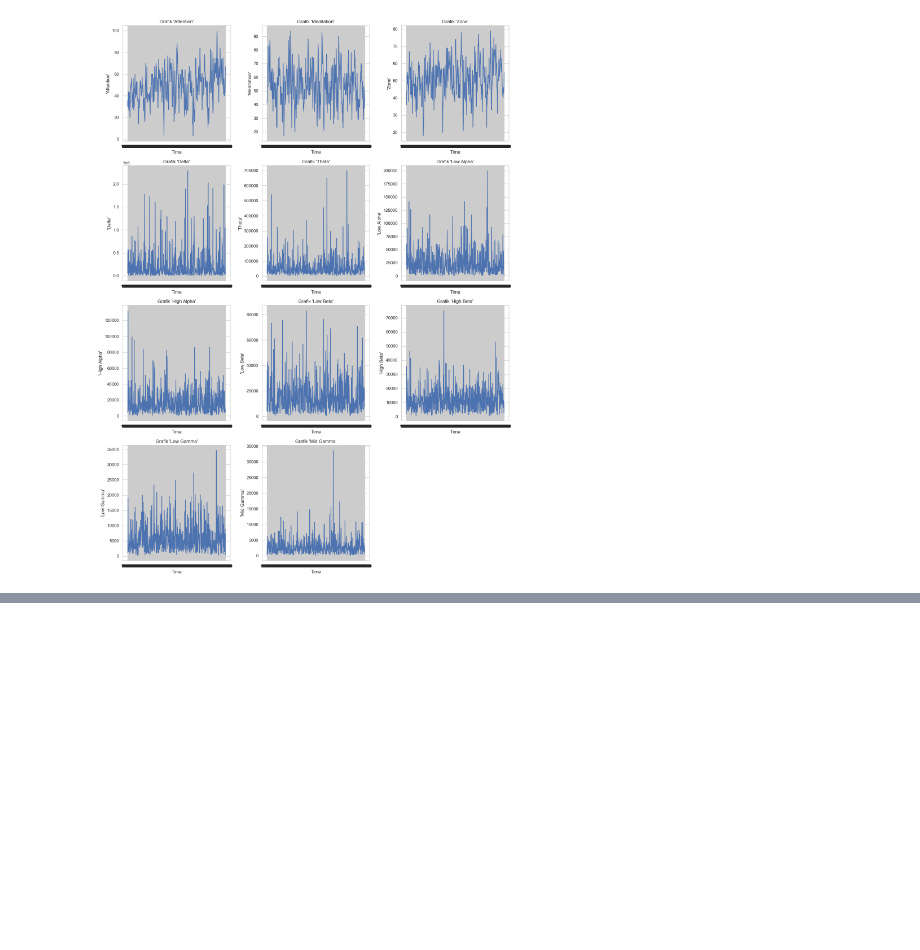
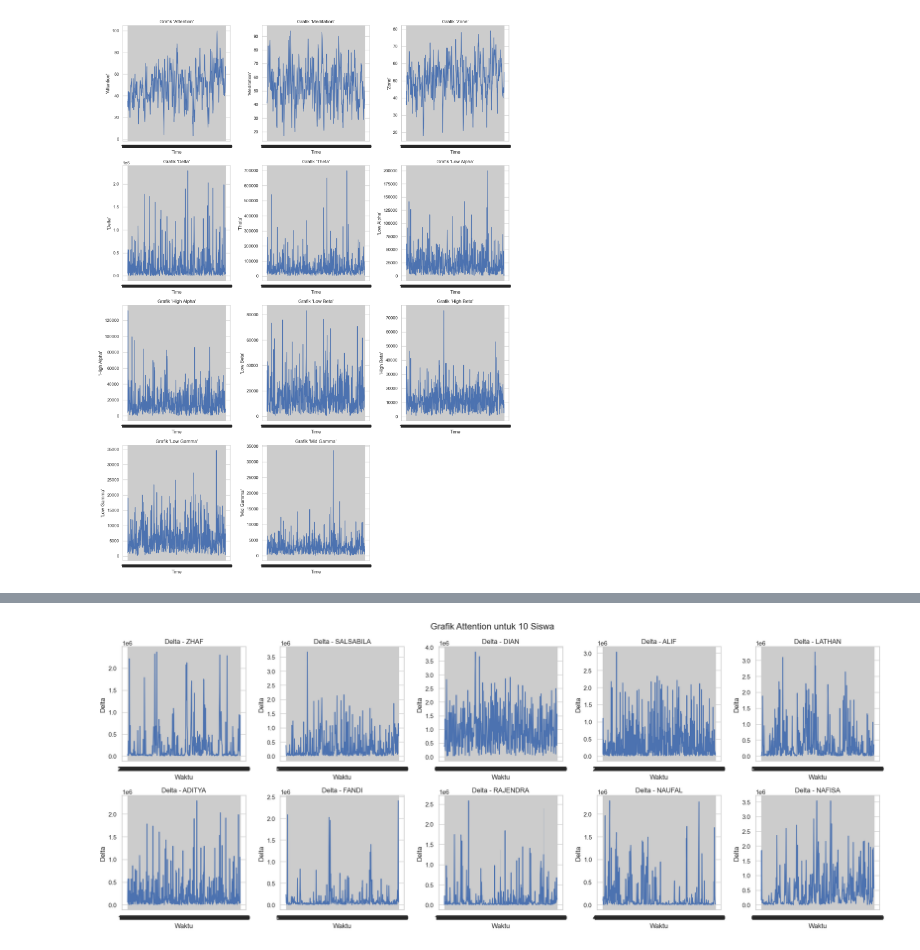
Before and after one commit to rfirmn/EEG-to-Text-Representation, a Jupyter notebook: EDA.ipynb, the cells around one changed output, grey strips where cells are left out. Cells and saved outputs as stored; diff of their text form; code cells hidden in the pictures; blank space fills up the shorter version.

```diff
--- a/EDA.ipynb
+++ b/EDA.ipynb
@@ -102,0 +171,43 @@ plt.show()
+# %%
+import pandas as pd
+import matplotlib.pyplot as plt
+import seaborn as sns
+
+# Daftar nama DataFrame
+df_names = ['df_ZHAF', 'df_SALSABILA', 'df_DIAN', 'df_ALIF', 'df_LATHAN',
+            'df_ADITYA', 'df_FANDI', 'df_RAJENDRA', 'df_NAUFAL', 'df_NAFISA']
+
+# Ambil DataFrame dari globals()
+dataframes = [globals()[name] for name in df_names]
+participant_names = [name.replace('df_', '') for name in df_names]
+
+# Atur style
+sns.set_theme(style="whitegrid")
+
+# Buat subplot: 2 baris, 5 kolom (untuk 10 peserta)
+fig, axes = plt.subplots(2, 5, figsize=(20, 8))
+axes = axes.flatten()  # Ubah ke array 1D agar mudah diiterasi
+
+# Plot setiap peserta
+for i, (df, name) in enumerate(zip(dataframes, participant_names)):
+    # Pastikan kolom ada
+    if "'Time'" not in df.columns or "'Delta'" not in df.columns:
+        print(f"⚠️ Kolom tidak ditemukan di {name}. Kolom yang ada: {df.columns.tolist()}")
+        continue
+
+    # Plot di subplot ke-i
+    sns.lineplot(ax=axes[i], x="'Time'", y="'Delta'", data=df, linewidth=1.5)
+    axes[i].set_title(f'Delta - {name}')
+    axes[i].set_xlabel('Waktu')
+    axes[i].set_ylabel('Delta')
+
+# Sembunyikan subplot kosong jika ada (tidak perlu di sini karena tepat 10)
+# Tapi tetap aman:
+for j in range(i + 1, len(axes)):
+    fig.delaxes(axes[j])
+
+plt.suptitle('Grafik Attention untuk 10 Siswa', fontsize=16)
+plt.tight_layout()
+plt.show()
+# %% [output]
+[figure, added]
```
Also changed, not shown: parts of 5 cells of this notebook, 3 other files.
